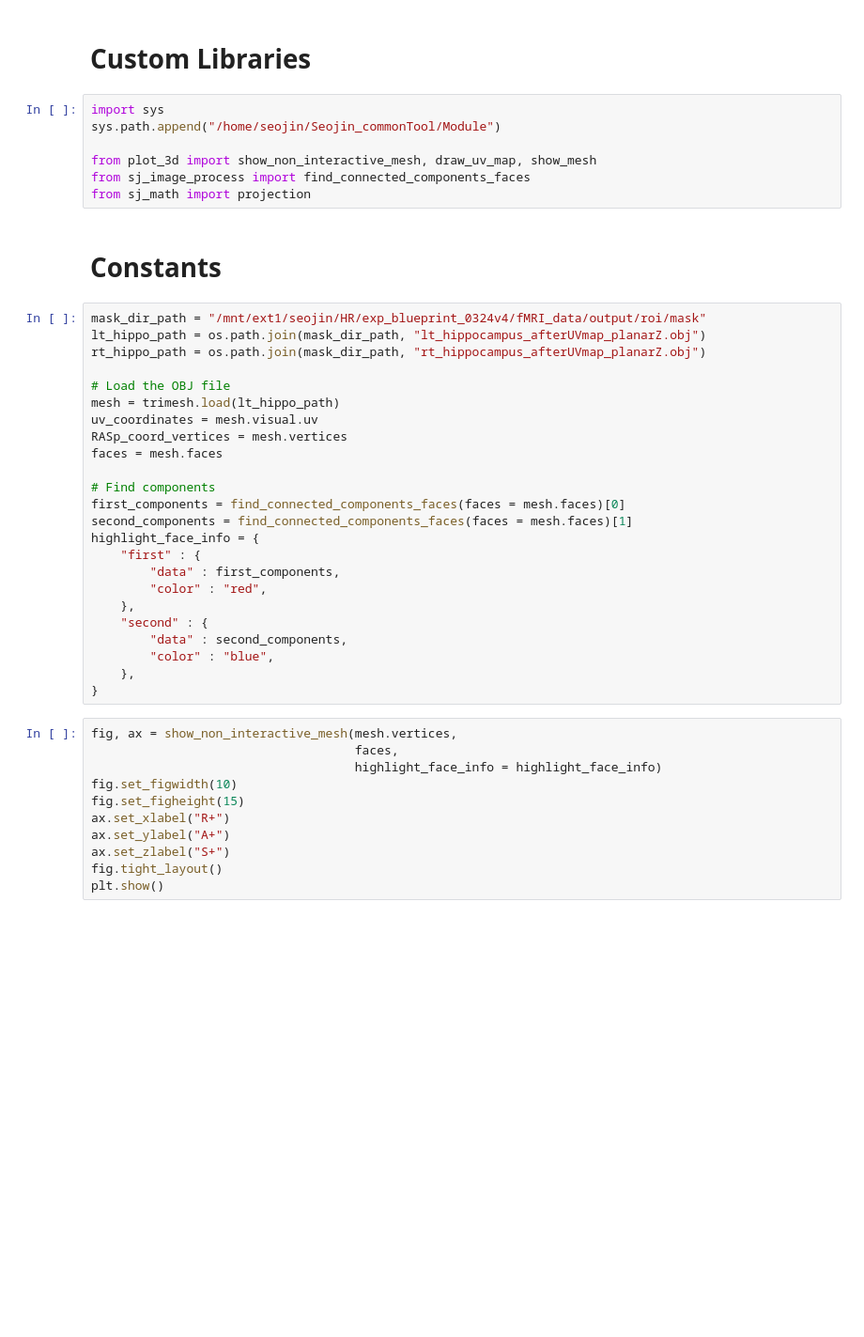
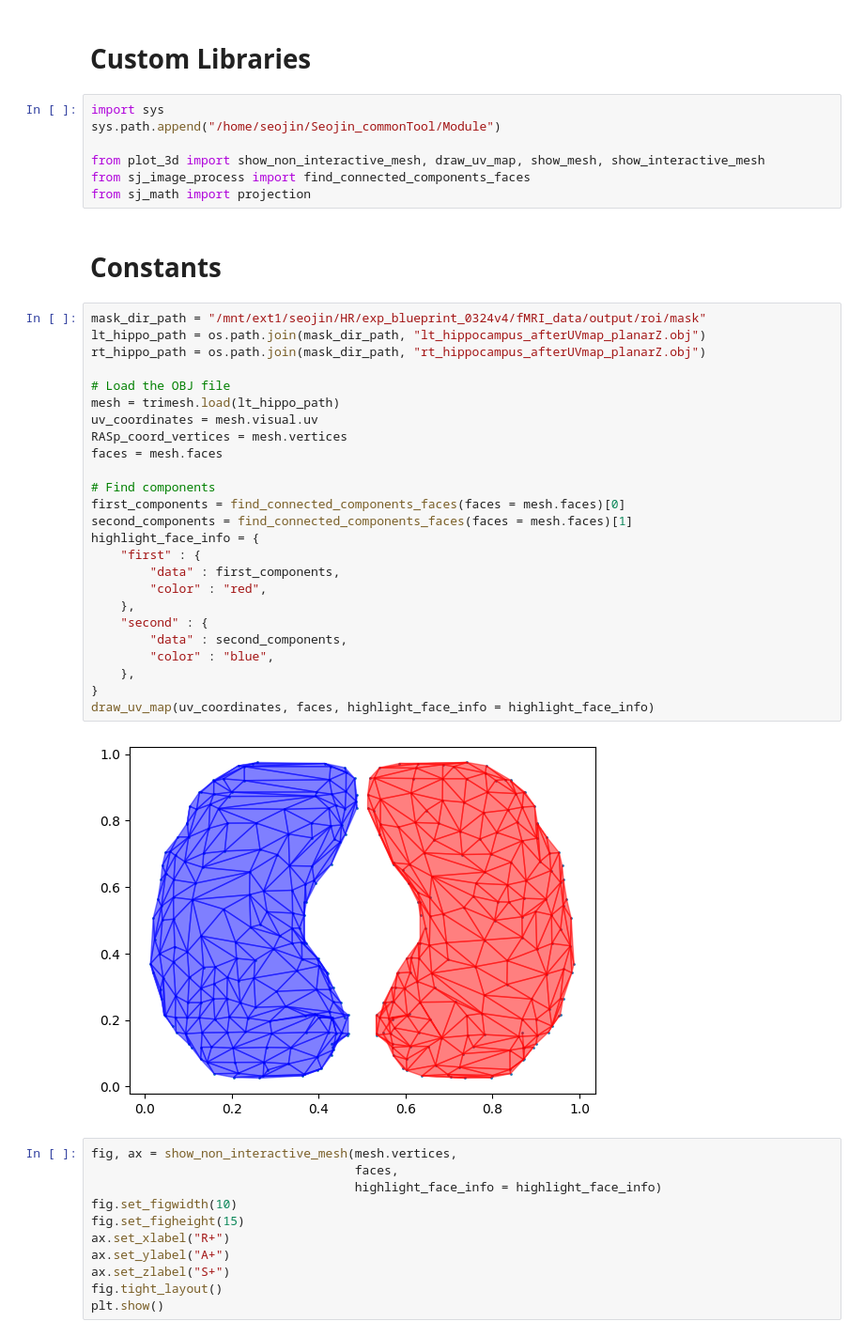
Before and after one commit to SeojinYoon/Seojin_commonTool, a Jupyter notebook: Module/Brain_Surface/UV_map/UV_map_orientation.ipynb, the cells around one changed output. Shown at 94% size. Saved outputs shown, nothing was run; the diff lists cells and outputs as text; blank space fills up the shorter version.

```diff
--- a/Module/Brain_Surface/UV_map/UV_map_orientation.ipynb
+++ b/Module/Brain_Surface/UV_map/UV_map_orientation.ipynb
@@ -20,7 +20,7 @@ import plotly.graph_objects as go
 import sys
 sys.path.append("/home/seojin/Seojin_commonTool/Module")
 
-from plot_3d import show_non_interactive_mesh, draw_uv_map, show_mesh
+from plot_3d import show_non_interactive_mesh, draw_uv_map, show_mesh, show_interactive_mesh
 from sj_image_process import find_connected_components_faces
 from sj_math import projection
 # %% [markdown]
@@ -28,27 +28,30 @@ from sj_math import projection
 # %%
 mask_dir_path = "/mnt/ext1/seojin/HR/exp_blueprint_0324v4/fMRI_data/output/roi/mask"
 lt_hippo_path = os.path.join(mask_dir_path, "lt_hippocampus_afterUVmap_planarZ.obj")
 rt_hippo_path = os.path.join(mask_dir_path, "rt_hippocampus_afterUVmap_planarZ.obj")
 
 # Load the OBJ file
 mesh = trimesh.load(lt_hippo_path)
 uv_coordinates = mesh.visual.uv
 RASp_coord_vertices = mesh.vertices
 faces = mesh.faces
 
 # Find components
 first_components = find_connected_components_faces(faces = mesh.faces)[0]
 second_components = find_connected_components_faces(faces = mesh.faces)[1]
 highlight_face_info = {
     "first" : {
         "data" : first_components,
         "color" : "red",
     },
     "second" : {
         "data" : second_components,
         "color" : "blue",
     },
 }
+draw_uv_map(uv_coordinates, faces, highlight_face_info = highlight_face_info)
+# %% [output]
+[figure, added]
 # %%
 fig, ax = show_non_interactive_mesh(mesh.vertices,
                                     faces,
```
Also changed, not shown: parts of 1 cell of this notebook, 13 other files.
